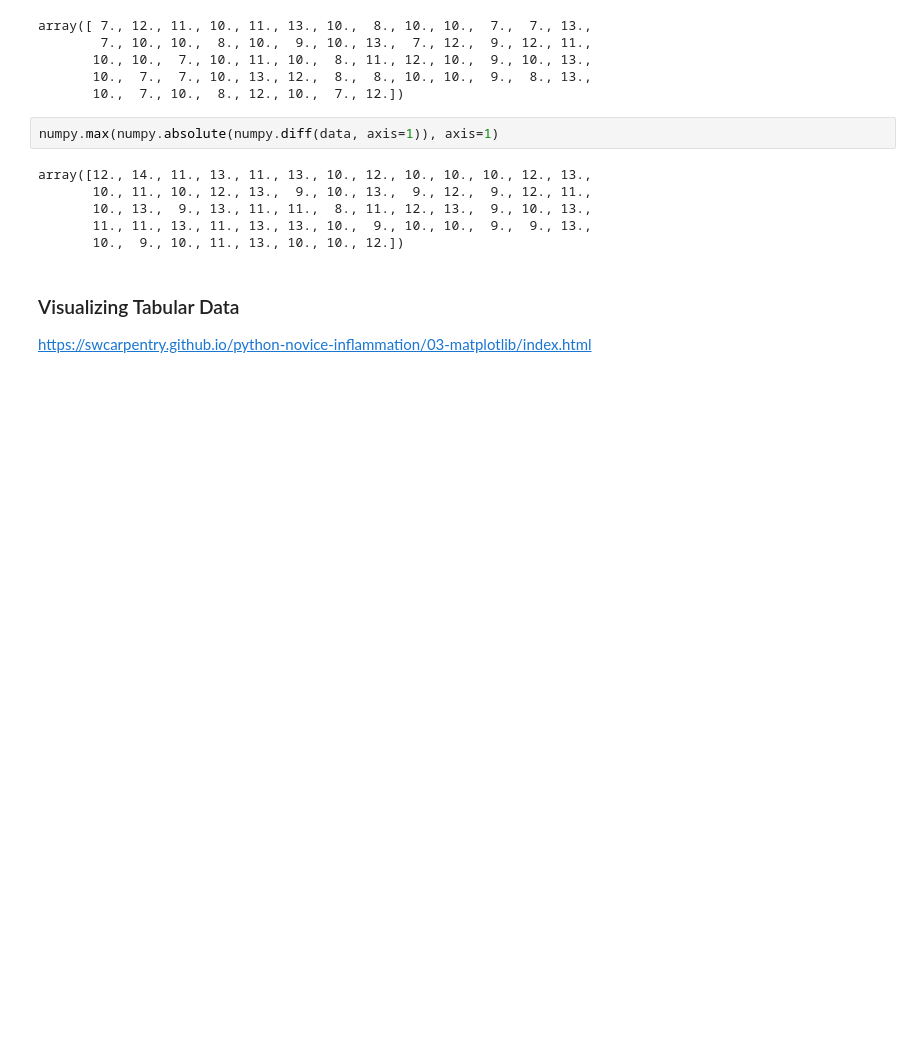
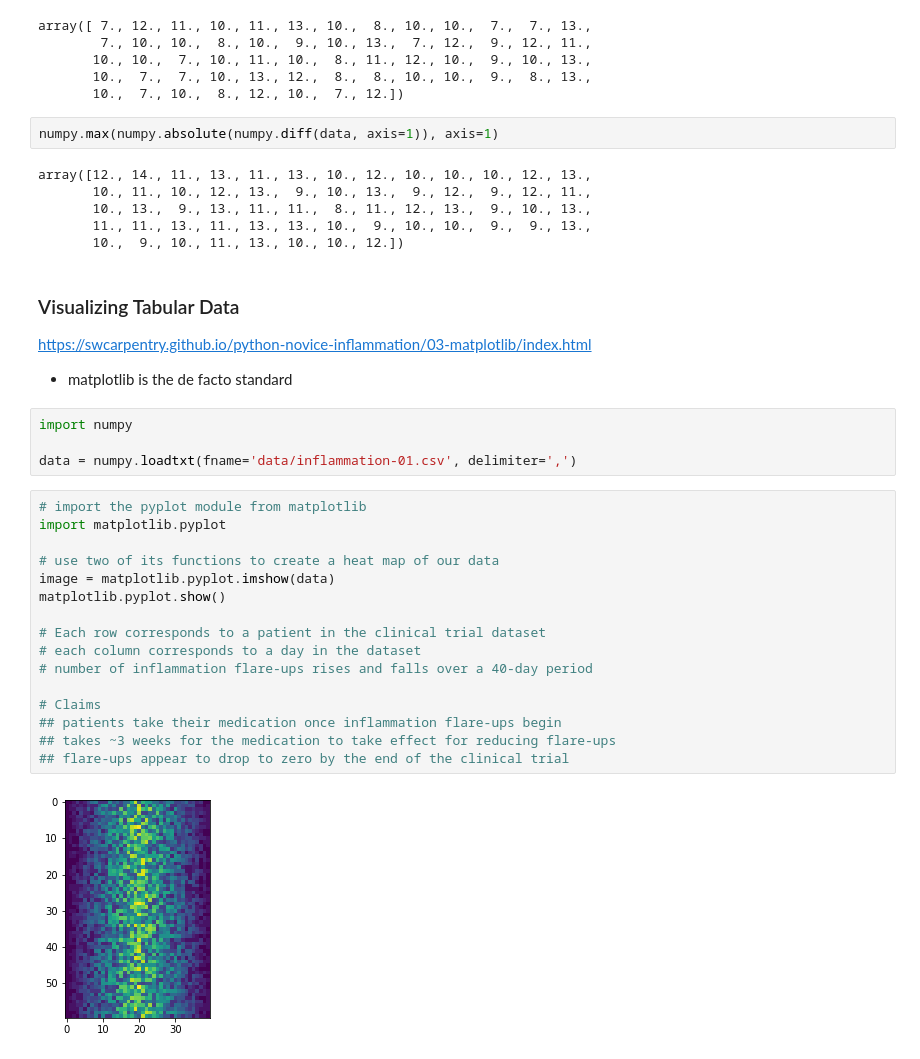
Before and after one commit to sabahzero/PythonPractice, a Jupyter notebook: swc-python/Notebook.ipynb, the cells around one changed output. Drawn from its saved outputs; the diff is of its cells as text; blank space fills up the shorter version.

```diff
--- a/swc-python/Notebook.ipynb
+++ b/swc-python/Notebook.ipynb
@@ -435,3 +435,27 @@ array([12., 14., 11., 13., 11., 13., 10., 12., 10., 10., 10., 12., 13.,
 # %% [markdown]
 ### Visualizing Tabular Data <a class="anchor" id="visualize"></a>
 https://swcarpentry.github.io/python-novice-inflammation/03-matplotlib/index.html
+
+* matplotlib is the de facto standard
+# %%
+import numpy
+
+data = numpy.loadtxt(fname='data/inflammation-01.csv', delimiter=',')
+# %%
+# import the pyplot module from matplotlib
+import matplotlib.pyplot
+
+# use two of its functions to create a heat map of our data
+image = matplotlib.pyplot.imshow(data)
+matplotlib.pyplot.show()
+
+# Each row corresponds to a patient in the clinical trial dataset
+# each column corresponds to a day in the dataset
+# number of inflammation flare-ups rises and falls over a 40-day period
+
+# Claims
+## patients take their medication once inflammation flare-ups begin
+## takes ~3 weeks for the medication to take effect for reducing flare-ups
+## flare-ups appear to drop to zero by the end of the clinical trial
+# %% [output]
+[figure, added]
```
Also changed, not shown: parts of 2 cells of this notebook.
